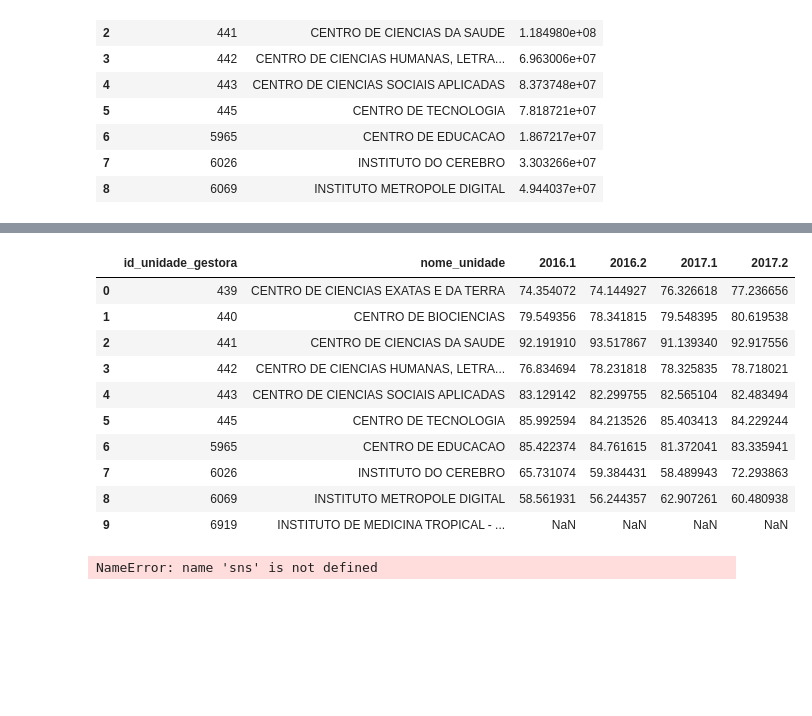
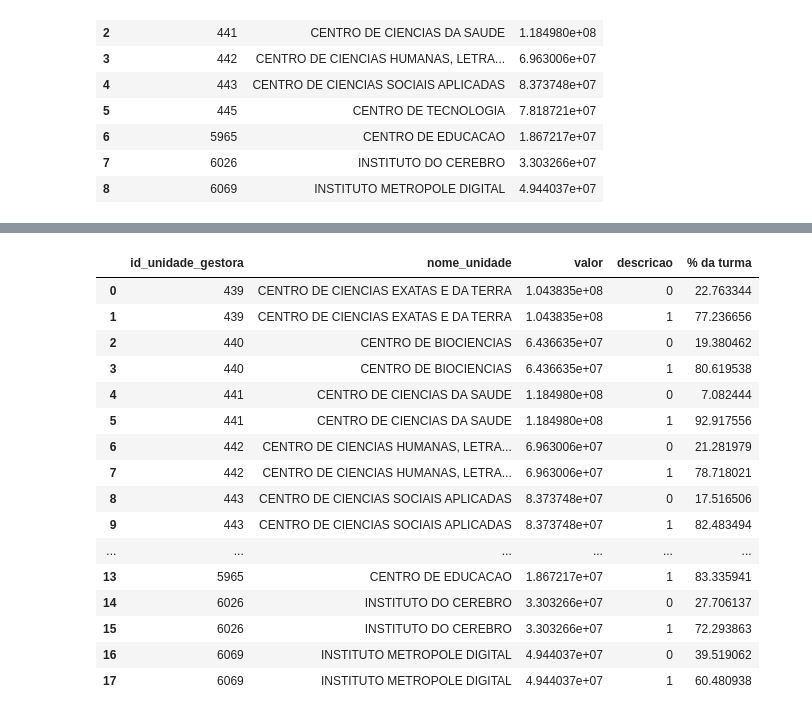
Before and after one commit to thyall/Dados_UFRN, a Jupyter notebook: Gastos_Desempenho.ipynb, the cells around one changed output, grey strips where cells are left out. Drawn from its saved outputs; the diff is of its cells as text; code cells hidden in the pictures; blank space fills up the shorter version.

```diff
--- a/Gastos_Desempenho.ipynb
+++ b/Gastos_Desempenho.ipynb
@@ -192,52 +219,50 @@ for i in range(2016,2018):
                                              "% da turma": 0.0}, columns=data_aprov_unit.columns)
 
                 data_aprov_unit = data_aprov_unit.append(temp_df, ignore_index=True)
 
         #----------------------MERGE:-TAXA-APROVACAO-+-UNIDADES-GESTORAS---------------------------
 
         #Dando merge entre link_unidades e data_aprov_unit, obtendo uma relacao entre as unidades gestoras
         #e a aprovacao por unidade
         data_aprov_unit = pd.merge(link_unidades,
                                    data_aprov_unit.rename(columns={"id_unidade_lotacao": "id_unidade"}),
                                    on="id_unidade")
 
         #---------------------PIVOT:-MEDIA-APROVACAO-POR-UNIDADE-GESTORA---------------------------
 
         #Calculando a media de aprovacao por unidade gestora
         ptable = pd.pivot_table(data_aprov_unit, index=["id_unidade_gestora" ,"descricao"],
                         values="% da turma", aggfunc=np.mean)
 
         #Salvando essa pivot table num DataFrame
         data_aprov_unit = pd.DataFrame(ptable.to_records())
 
         #----------------------MERGE:-APROVACAO-POR-UNIDADE-+-GASTOS---------------------------
 
         #Merge entre a tabela de aprovacao por unidade com gastos por unidade
         data_gasto_aprov = pd.merge(data_gastos_ok, data_aprov_unit, on="id_unidade_gestora")
 
         #Adicinando coluna referente ao periodo ana
         data_grafico2[str(i) + "." + str(j)] = data_gasto_aprov[data_gasto_aprov.descricao == 1].reset_index()["% da turma"]
 
-data_grafico2
+
+
+data_gasto_aprov
 # %% [output]
-|  | id_unidade_gestora | nome_unidade | 2016.1 | 2016.2 | 2017.1 | 2017.2 |
-| 0 | 439 | CENTRO DE CIENCIAS EXATAS E DA TERRA | 74.354072 | 74.144927 | 76.326618 | 77.236656 |
-| 1 | 440 | CENTRO DE BIOCIENCIAS | 79.549356 | 78.341815 | 79.548395 | 80.619538 |
-| 2 | 441 | CENTRO DE CIENCIAS DA SAUDE | 92.191910 | 93.517867 | 91.139340 | 92.917556 |
-| 3 | 442 | CENTRO DE CIENCIAS HUMANAS, LETRA... | 76.834694 | 78.231818 | 78.325835 | 78.718021 |
-| 4 | 443 | CENTRO DE CIENCIAS SOCIAIS APLICADAS | 83.129142 | 82.299755 | 82.565104 | 82.483494 |
-| 5 | 445 | CENTRO DE TECNOLOGIA | 85.992594 | 84.213526 | 85.403413 | 84.229244 |
-| 6 | 5965 | CENTRO DE EDUCACAO | 85.422374 | 84.761615 | 81.372041 | 83.335941 |
-| 7 | 6026 | INSTITUTO DO CEREBRO | 65.731074 | 59.384431 | 58.489943 | 72.293863 |
-| 8 | 6069 | INSTITUTO METROPOLE DIGITAL | 58.561931 | 56.244357 | 62.907261 | 60.480938 |
-| 9 | 6919 | INSTITUTO DE MEDICINA TROPICAL - ... | NaN | NaN | NaN | NaN |
+|  | id_unidade_gestora | nome_unidade | valor | descricao | % da turma |
+| 0 | 439 | CENTRO DE CIENCIAS EXATAS E DA TERRA | 1.043835e+08 | 0 | 22.763344 |
+| 1 | 439 | CENTRO DE CIENCIAS EXATAS E DA TERRA | 1.043835e+08 | 1 | 77.236656 |
+| 2 | 440 | CENTRO DE BIOCIENCIAS | 6.436635e+07 | 0 | 19.380462 |
+| 3 | 440 | CENTRO DE BIOCIENCIAS | 6.436635e+07 | 1 | 80.619538 |
+| 4 | 441 | CENTRO DE CIENCIAS DA SAUDE | 1.184980e+08 | 0 | 7.082444 |
+| 5 | 441 | CENTRO DE CIENCIAS DA SAUDE | 1.184980e+08 | 1 | 92.917556 |
+| 6 | 442 | CENTRO DE CIENCIAS HUMANAS, LETRA... | 6.963006e+07 | 0 | 21.281979 |
+| 7 | 442 | CENTRO DE CIENCIAS HUMANAS, LETRA... | 6.963006e+07 | 1 | 78.718021 |
+| 8 | 443 | CENTRO DE CIENCIAS SOCIAIS APLICADAS | 8.373748e+07 | 0 | 17.516506 |
+| 9 | 443 | CENTRO DE CIENCIAS SOCIAIS APLICADAS | 8.373748e+07 | 1 | 82.483494 |
+| ... | ... | ... | ... | ... | ... |
+| 13 | 5965 | CENTRO DE EDUCACAO | 1.867217e+07 | 1 | 83.335941 |
+| 14 | 6026 | INSTITUTO DO CEREBRO | 3.303266e+07 | 0 | 27.706137 |
+| 15 | 6026 | INSTITUTO DO CEREBRO | 3.303266e+07 | 1 | 72.293863 |
+| 16 | 6069 | INSTITUTO METROPOLE DIGITAL | 4.944037e+07 | 0 | 39.519062 |
+| 17 | 6069 | INSTITUTO METROPOLE DIGITAL | 4.944037e+07 | 1 | 60.480938 |
-# %%
-sns.set()
-data_gastos
-# The four preset contexts, in order of relative size, are paper, notebook, talk, and poster
-sns.set_context("notebook")
-data_gastos.valor = data_gastos.valor.astype(float)
-# plot a univariate distribution of observations.
-#sns.kdeplot(int(data_gastos["valor"]))
-# %% [output]
-NameError: name 'sns' is not defined
```
Also changed, not shown: parts of 15 cells of this notebook.
